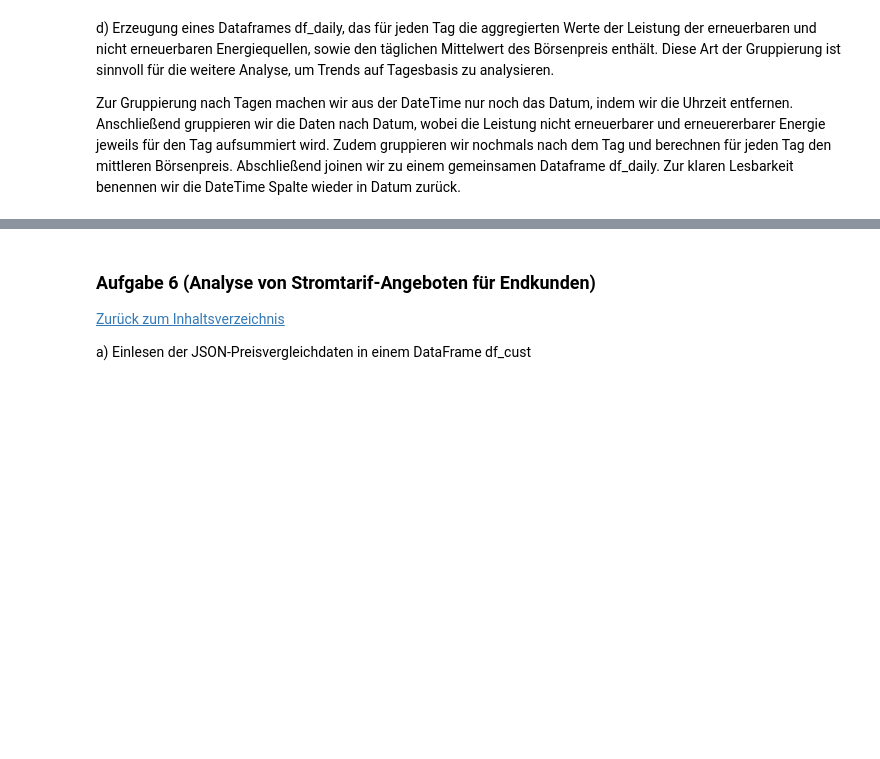
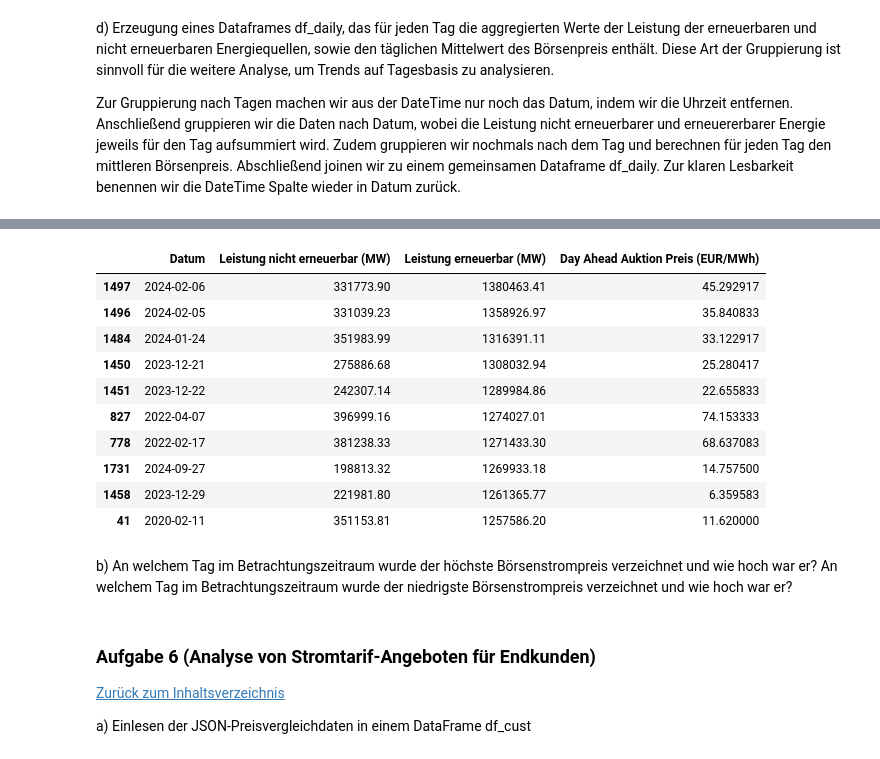
Before and after one commit to SebJana/DAT, a Jupyter notebook: jana_sebastian_jana_sophie.ipynb, the cells around one changed output, grey strips where cells are left out. Drawn from its saved outputs; the diff is of its cells as text; code cells hidden in the pictures; blank space fills up the shorter version.

```diff
--- a/jana_sebastian_jana_sophie.ipynb
+++ b/jana_sebastian_jana_sophie.ipynb
@@ -102,3 +157,21 @@ df_daily
+# %%
+ten_highest_days = df_daily.sort_values(by = 'Leistung erneuerbar (MW)', ascending=False).head(10)
+ten_highest_days
+# %% [output]
+|  | Datum | Leistung nicht erneuerbar (MW) | Leistung erneuerbar (MW) | Day Ahead Auktion Preis (EUR/MWh) |
+| 1497 | 2024-02-06 | 331773.90 | 1380463.41 | 45.292917 |
+| 1496 | 2024-02-05 | 331039.23 | 1358926.97 | 35.840833 |
+| 1484 | 2024-01-24 | 351983.99 | 1316391.11 | 33.122917 |
+| 1450 | 2023-12-21 | 275886.68 | 1308032.94 | 25.280417 |
+| 1451 | 2023-12-22 | 242307.14 | 1289984.86 | 22.655833 |
+| 827 | 2022-04-07 | 396999.16 | 1274027.01 | 74.153333 |
+| 778 | 2022-02-17 | 381238.33 | 1271433.30 | 68.637083 |
+| 1731 | 2024-09-27 | 198813.32 | 1269933.18 | 14.757500 |
+| 1458 | 2023-12-29 | 221981.80 | 1261365.77 | 6.359583 |
+| 41 | 2020-02-11 | 351153.81 | 1257586.20 | 11.620000 |
+# %% [markdown]
+b) An welchem Tag im Betrachtungszeitraum wurde der höchste Börsenstrompreis verzeichnet und wie hoch war er?
+An welchem Tag im Betrachtungszeitraum wurde der niedrigste Börsenstrompreis verzeichnet und wie hoch war er?
 # %% [markdown]
 ### Aufgabe 6 (Analyse von Stromtarif-Angeboten für Endkunden)
 <a id = "aufgabe6"></a>
```
Also changed, not shown: parts of 8 cells of this notebook.
